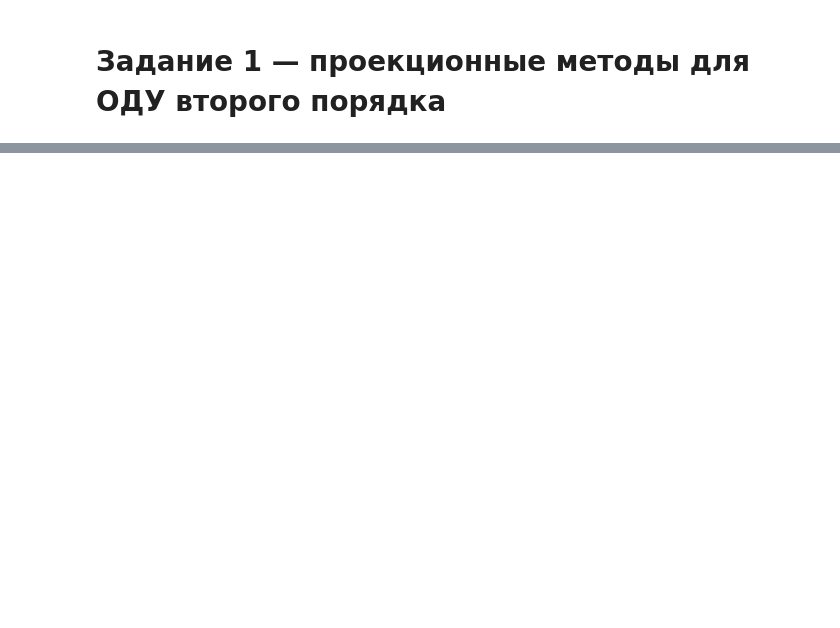
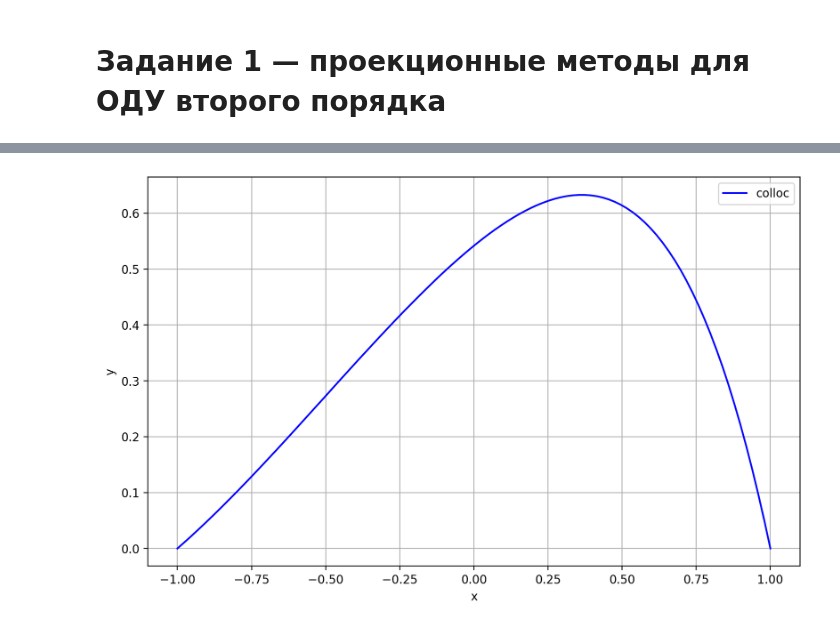
Before and after one commit to astatochek/mm-computational-workshop, a Jupyter notebook: 6-semester/1. Projection Methods/note.ipynb, the cells around one changed output, grey strips where cells are left out. Cells and saved outputs as stored; diff of their text form; code cells hidden in the pictures; blank space fills up the shorter version.

```diff
--- a/6-semester/1. Projection Methods/note.ipynb
+++ b/6-semester/1. Projection Methods/note.ipynb
@@ -34,0 +81,32 @@ BoundaryProblem = BoundaryProblem()
+# %%
+def solve_collocations(n) -> Callable:
+
+    def t(i) -> float:
+        """Корень многочлена Чебышева первого рода"""
+        return np.cos((2*i - 1) * np.pi / (2 * n))
+
+    def L(u: Callable) -> Callable:
+        return lambda x: -d(lambda y: p(y) * d(u)(y))(x) + r(x) * u(x)
+
+    A = np.zeros((n, n))
+    B = np.zeros(n)
+
+    for i in range(n):
+        for j in range(n):
+            A[i][j] = L(basis_function(j))(t(i+1))
+        B[i] = f(t(i+1))
+
+    C = np.linalg.solve(A, B)
+
+    def approximate_solution(x):
+        u = 0
+        for i in range(n):
+            u += C[i] * basis_function(i)(x)
+        return u
+
+    return approximate_solution
+
+u = solve_collocations(6)
+show(u(np.linspace(-1, 1, 100)), label='colloc', color='blue')
+# %% [output]
+[figure, added]
```
Also changed, not shown: parts of 9 cells of this notebook, 3 other files.
